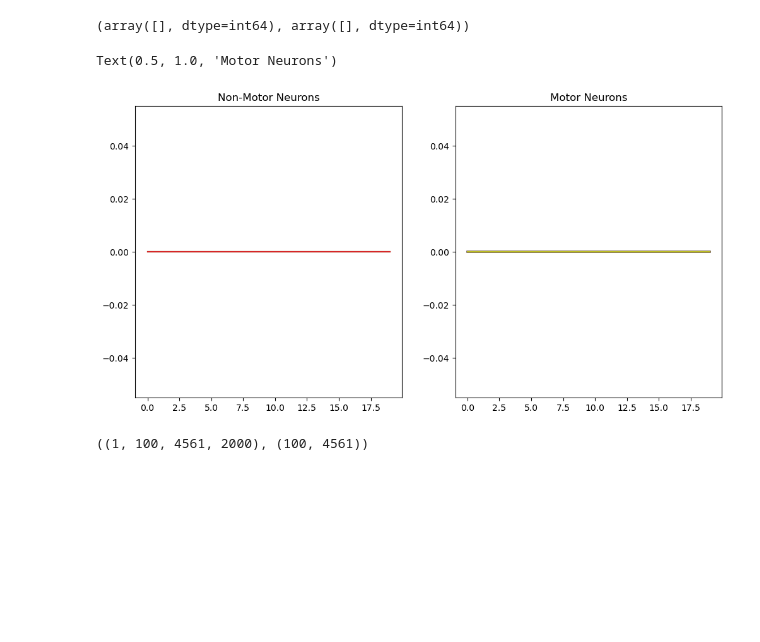
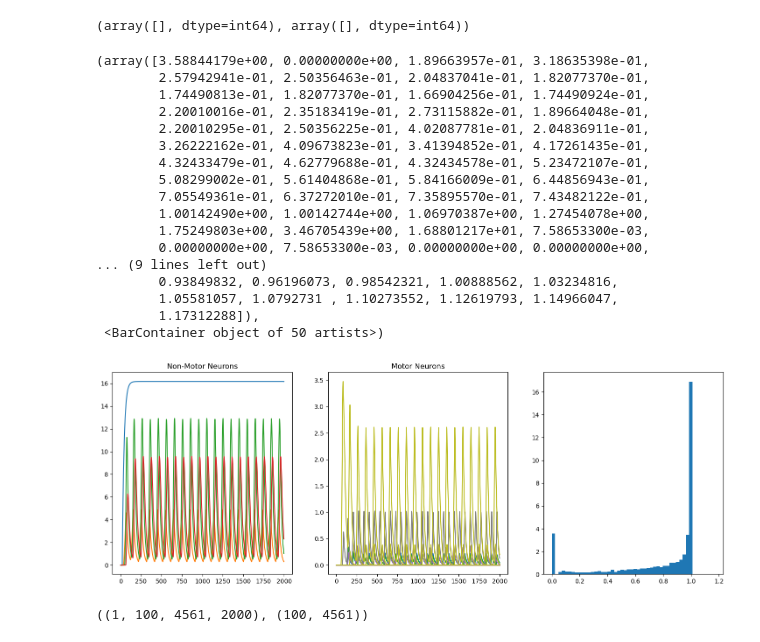
Before and after one commit to smpuglie/Pugliese_cpg_2025, a Jupyter notebook: notebooks/run_config.ipynb, the cells around one changed output. Cells and saved outputs as stored; diff of their text form; code cells hidden in the pictures; blank space fills up the shorter version.

Commit message:
Update noise to W

```diff
--- a/notebooks/run_config.ipynb
+++ b/notebooks/run_config.ipynb
@@ -97,9 +99,12 @@ PosixPath('/data/users/eabe/Pugliese_2025/BND2_Stim_Test/debug/run_id=Testing/ex
 # %%
 # results = run_vnc_simulation_optimized(cfg)
 # save_path = cfg.paths.ckpt_dir  / "bdn2.npz"
+from src.sim_utils import compute_oscillation_score, neuron_oscillation_score
 
-results001 = sparse.load_npz("/data/users/eabe/Pugliese_2025/BND2_Stim_Test/debug/run_id=noisy_inputs/0/ckpt/BND2_Stim_Test_Rs.npz") .todense().astype(np.float32)
-results01 = sparse.load_npz("/data/users/eabe/Pugliese_2025/BND2_Stim_Test/debug/run_id=noisy_inputs/1/ckpt/BND2_Stim_Test_Rs.npz").todense().astype(np.float32)
-results1 = sparse.load_npz("/data/users/eabe/Pugliese_2025/BND2_Stim_Test/debug/run_id=noisy_inputs/2/ckpt/BND2_Stim_Test_Rs.npz").todense().astype(np.float32)
-results10 = sparse.load_npz("/data/users/eabe/Pugliese_2025/BND2_Stim_Test/debug/run_id=noisy_inputs/3/ckpt/BND2_Stim_Test_Rs.npz").todense().astype(np.float32)
+# results001 = sparse.load_npz("/data/users/eabe/Pugliese_2025/BND2_Stim_Test/debug/run_id=noisy_inputs/0/ckpt/BND2_Stim_Test_Rs.npz") .todense().astype(np.float32)
+# results01 = sparse.load_npz("/data/users/eabe/Pugliese_2025/BND2_Stim_Test/debug/run_id=noisy_inputs/1/ckpt/BND2_Stim_Test_Rs.npz").todense().astype(np.float32)
+# results1 = sparse.load_npz("/data/users/eabe/Pugliese_2025/BND2_Stim_Test/debug/run_id=noisy_inputs/2/ckpt/BND2_Stim_Test_Rs.npz").todense().astype(np.float32)
+# results10 = sparse.load_npz("/data/users/eabe/Pugliese_2025/BND2_Stim_Test/debug/run_id=noisy_inputs/3/ckpt/BND2_Stim_Test_Rs.npz").todense().astype(np.float32)
+
+results = sparse.load_npz('/data/users/eabe/Pugliese_2025/BND2_Stim_Test/debug/run_id=Testing/sim.noise=True/ckpt/BND2_Stim_Test_Rs.npz').todense().astype(np.float32)
 # %%
@@ -107,24 +112,53 @@ np.where(np.all(np.sum(results10,axis=-1)==0,axis=-1))
 # %% [output]
 (array([], dtype=int64), array([], dtype=int64))
 # %%
-R = results10[0][20]
+R = results[0][20]
 
 
-wTable = pd.read_csv("../data/manc t1 connectome data/wTable_20231020_DNtoMN_unsorted_withModules.csv",index_col=0)
-nonMns = wTable.loc[(wTable["bodyId"]==10093) | (wTable["bodyId"]==10707) | (wTable["bodyId"]==13905) | (wTable["bodyId"]==11751)]
-mnIdxs = wTable.loc[wTable["class"]=="motor neuron"].index
+w_table = pd.read_csv("../data/manc t1 connectome data/wTable_20231020_DNtoMN_unsorted_withModules.csv",index_col=0)
+nonMns_idx = w_table.loc[(w_table["bodyId"]==10093) | (w_table["bodyId"]==10707) | (w_table["bodyId"]==13905) | (w_table["bodyId"]==11751)].index
+mn_idxs = jnp.asarray(w_table.loc[w_table["class"]=="motor neuron"].index.values)
 
-fig, axs = plt.subplots(1,2, figsize=(12, 6))
-for i in nonMns.index:
+fig, axs = plt.subplots(1,3, figsize=(18, 6))
+for i in nonMns_idx:
     axs[0].plot(R[i])
 axs[0].set_title("Non-Motor Neurons")
-for i in mnIdxs:
+for i in mn_idxs:
     axs[1].plot(R[i])
 axs[1].set_title("Motor Neurons")
-# plt.savefig("/data/users/eabe/Pugliese_2025/BND2_Stim_Test/debug/run_id=noisy_input01/Example_R.png", dpi=300)
+start = int(cfg.sim.pulseStart/cfg.sim.dt) + 100
+
+scores001 = []
+for i in range(results.shape[1]):
+    R = results[0][i]
+    max_frs = jnp.max(R, axis=-1)
+    active_mn_idxs = mn_idxs[max_frs[...,mn_idxs] > 0]
+    activity = R[active_mn_idxs][..., start:]  # Adjusted to match the original code's start index
+    score, frequency = jax.vmap(neuron_oscillation_score, in_axes=(0, None))(activity, 0.05)
+    scores001.append(score)
+scores001 = jnp.concatenate(scores001, axis=-1)
+axs[2].hist(scores001, bins=50, density=True)
+plt.savefig("/data/users/eabe/Pugliese_2025/BND2_Stim_Test/debug/run_id=Testing/sim.noise=True/figures/Example_R.png", dpi=300)
+plt.show()
 # %% [output]
-Text(0.5, 1.0, 'Motor Neurons')
+(array([3.58844179e+00, 0.00000000e+00, 1.89663957e-01, 3.18635398e-01,
+        2.57942941e-01, 2.50356463e-01, 2.04837041e-01, 1.82077370e-01,
+        1.74490813e-01, 1.82077370e-01, 1.66904256e-01, 1.74490924e-01,
+        2.20010016e-01, 2.35183419e-01, 2.73115882e-01, 1.89664048e-01,
+        2.20010295e-01, 2.50356225e-01, 4.02087781e-01, 2.04836911e-01,
+        3.26222162e-01, 4.09673823e-01, 3.41394852e-01, 4.17261435e-01,
+        4.32433479e-01, 4.62779688e-01, 4.32434578e-01, 5.23472107e-01,
+        5.08299002e-01, 5.61404868e-01, 5.84166009e-01, 6.44856943e-01,
+        7.05549361e-01, 6.37272010e-01, 7.35895570e-01, 7.43482122e-01,
+        1.00142490e+00, 1.00142744e+00, 1.06970387e+00, 1.27454078e+00,
+        1.75249803e+00, 3.46705439e+00, 1.68801217e+01, 7.58653300e-03,
+        0.00000000e+00, 7.58653300e-03, 0.00000000e+00, 0.00000000e+00,
+... (9 lines left out)
+        0.93849832, 0.96196073, 0.98542321, 1.00888562, 1.03234816,
+        1.05581057, 1.0792731 , 1.10273552, 1.12619793, 1.14966047,
+        1.17312288]),
+ <BarContainer object of 50 artists>)
-[figure, old version]
+[figure, new version]
 # %%
 from src.sim_utils import compute_oscillation_score, neuron_oscillation_score
 clip_start = 250
```
Also changed, not shown: parts of 2 cells of this notebook, 2 other files.
